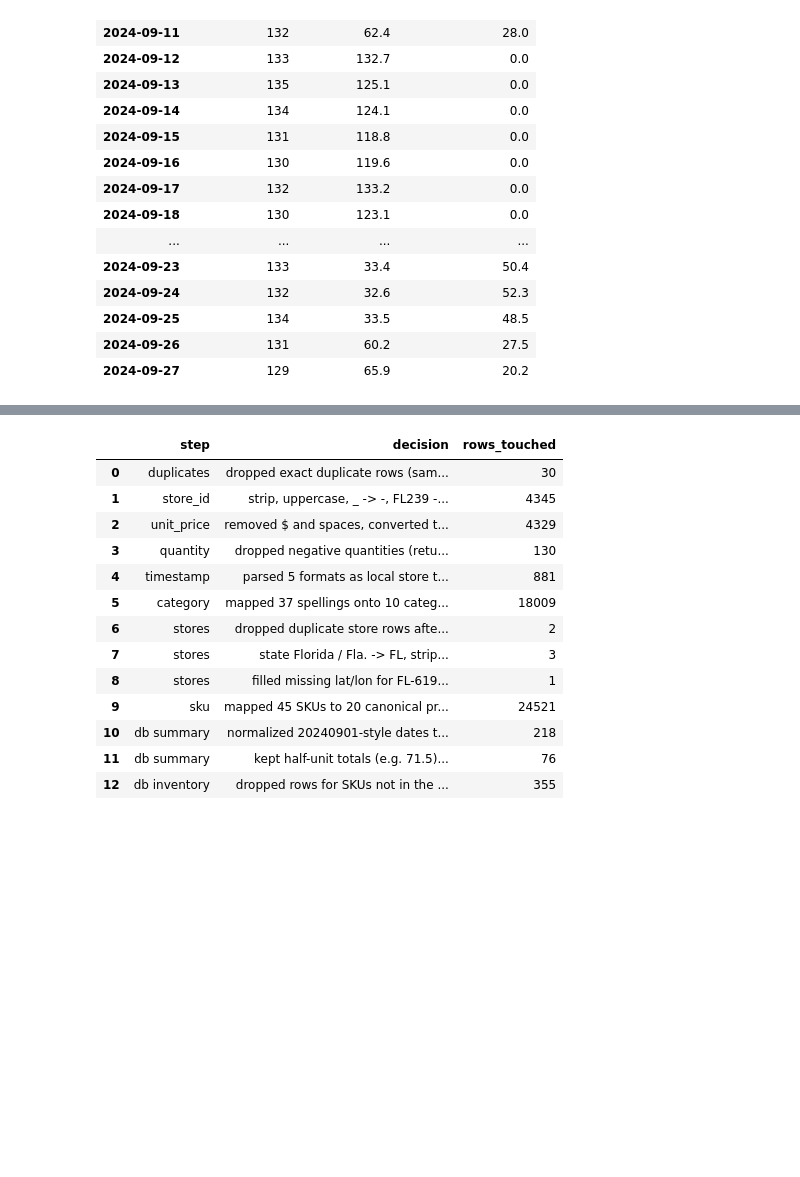
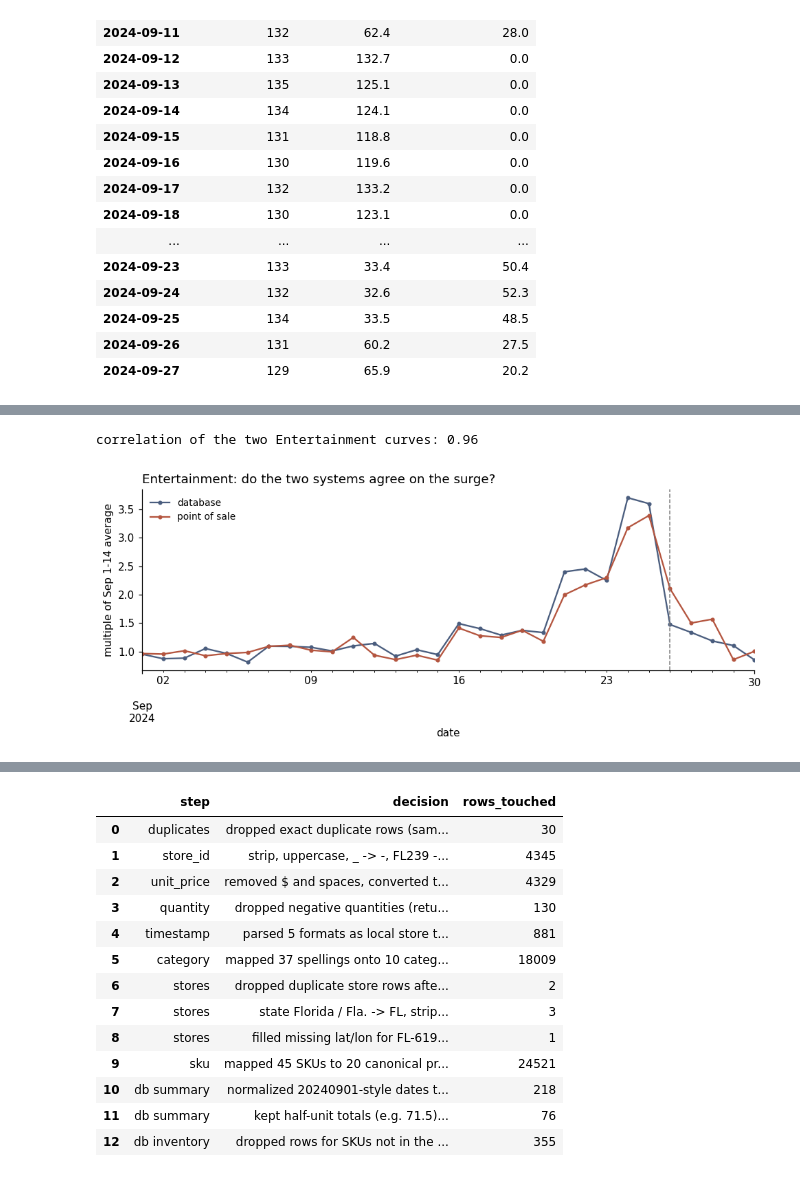
Before and after one commit to sphilipose6/dss2002_Midterm, a Jupyter notebook: notebooks/team_notebook.ipynb, the cells around one changed output, grey strips where cells are left out. Drawn from its saved outputs; the diff is of its cells as text; code cells hidden in the pictures; blank space fills up the shorter version.

```diff
--- a/notebooks/team_notebook.ipynb
+++ b/notebooks/team_notebook.ipynb
@@ -835,3 +950,24 @@ inv.round(1).loc['2024-09-09':'2024-09-27']
 | 2024-09-25 | 134 | 33.5 | 48.5 |
 | 2024-09-26 | 131 | 60.2 | 27.5 |
 | 2024-09-27 | 129 | 65.9 | 20.2 |
+# %%
+# what is inside Entertainment, and which product drives the surge?
+print(sku_map.groupby(['category', 'product'])['sku'].apply(list).loc['Entertainment'])
+
+ent = tx[tx['category'] == 'Entertainment']
+ent_prod = ent.pivot_table(index='date', columns='product', values='quantity', aggfunc='sum').fillna(0)
+
+def pct_surge(s):
+    return (s.loc[SURGE_START:SURGE_END].mean() / s.loc[BASE_START:BASE_END].mean() - 1) * 100
+
+print('\nEntertainment category % increase (Sep 19-25 vs baseline):', round(pct_surge(ent_prod.sum(axis=1))))
+
+audit = pd.DataFrame({
+    'units_total': ent_prod.sum(),
+    'baseline_per_day': ent_prod.loc[BASE_START:BASE_END].mean().round(1),
+    'surge_per_day': ent_prod.loc[SURGE_START:SURGE_END].mean().round(1),
+    'pct_increase': ent_prod.apply(pct_surge).round(0),
+    'share_of_surge_units': (ent_prod.loc[SURGE_START:SURGE_END].mean() /
+                             ent_prod.loc[SURGE_START:SURGE_END].mean().sum()).round(2),
+})
+audit
@@ -837,0 +985,27 @@ inv.round(1).loc['2024-09-09':'2024-09-27']
+# %%
+# database vs point-of-sale for Entertainment, indexed so the scale factor cancels
+db_ent = pd.read_sql(f'''
+SELECT {FIX_DATE} AS date, SUM(total_units) AS db_units
+FROM daily_sales_summary
+WHERE category = 'Entertainment'
+GROUP BY 1 ORDER BY 1''', con, parse_dates=['date']).set_index('date')['db_units']
+tx_ent = ent_prod.sum(axis=1)
+
+ent_cmp = pd.DataFrame({
+    'database': db_ent / db_ent.loc[BASE_START:BASE_END].mean(),
+    'point of sale': tx_ent / tx_ent.loc[BASE_START:BASE_END].mean()})
+print('correlation of the two Entertainment curves:', round(ent_cmp['database'].corr(ent_cmp['point of sale']), 2))
+
+fig, ax = plt.subplots(figsize=(9, 3.8))
+ent_cmp.plot(ax=ax, marker='o', ms=3, color=['#4a5d7e', '#b4553f'])
+ax.axvline(LANDFALL, ls='--', color='gray', lw=1)
+ax.set_title('Entertainment: do the two systems agree on the surge?', loc='left', fontsize=12)
+ax.set_ylabel('multiple of Sep 1-14 average')
+ax.legend(frameon=False, fontsize=9)
+for s in ('top', 'right'):
+    ax.spines[s].set_visible(False)
+plt.tight_layout()
+plt.show()
+# %% [output]
+correlation of the two Entertainment curves: 0.96
+[figure, added]
```
Also changed, not shown: parts of 10 cells of this notebook.
